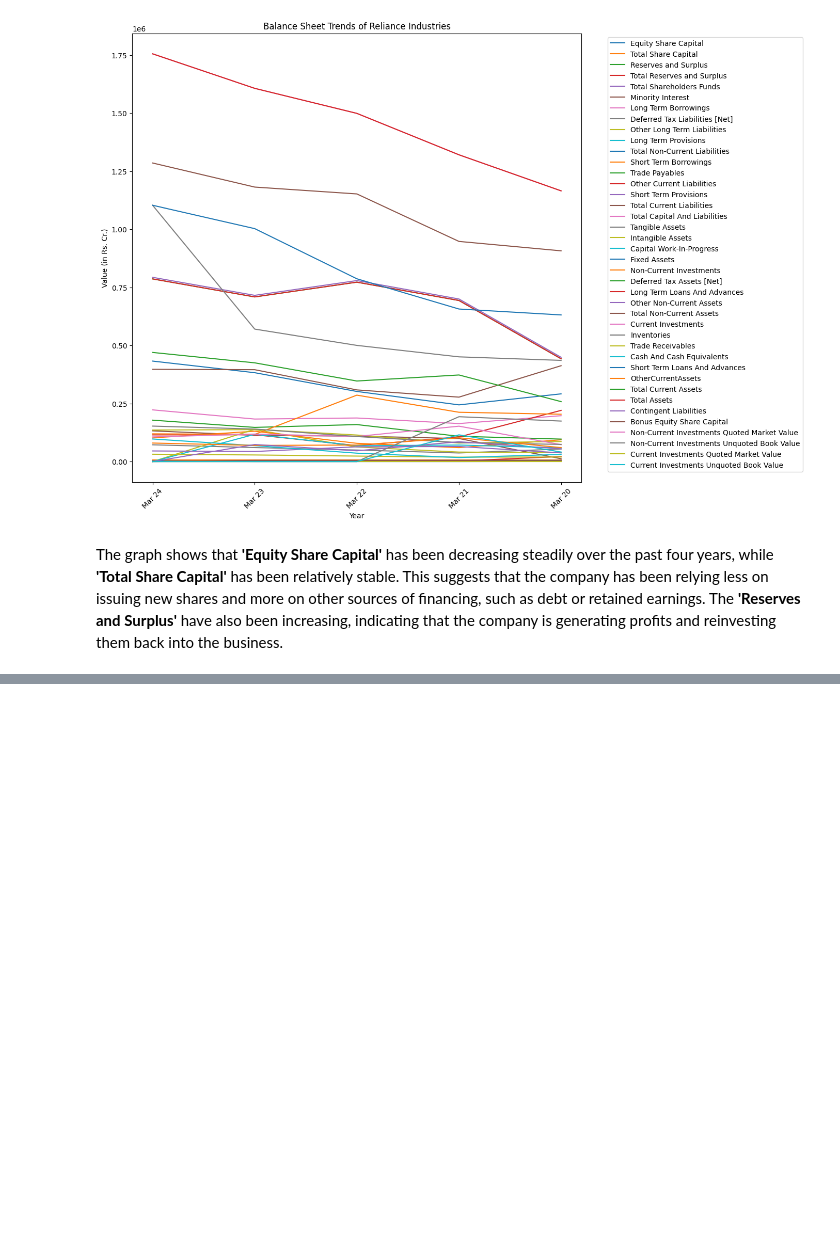
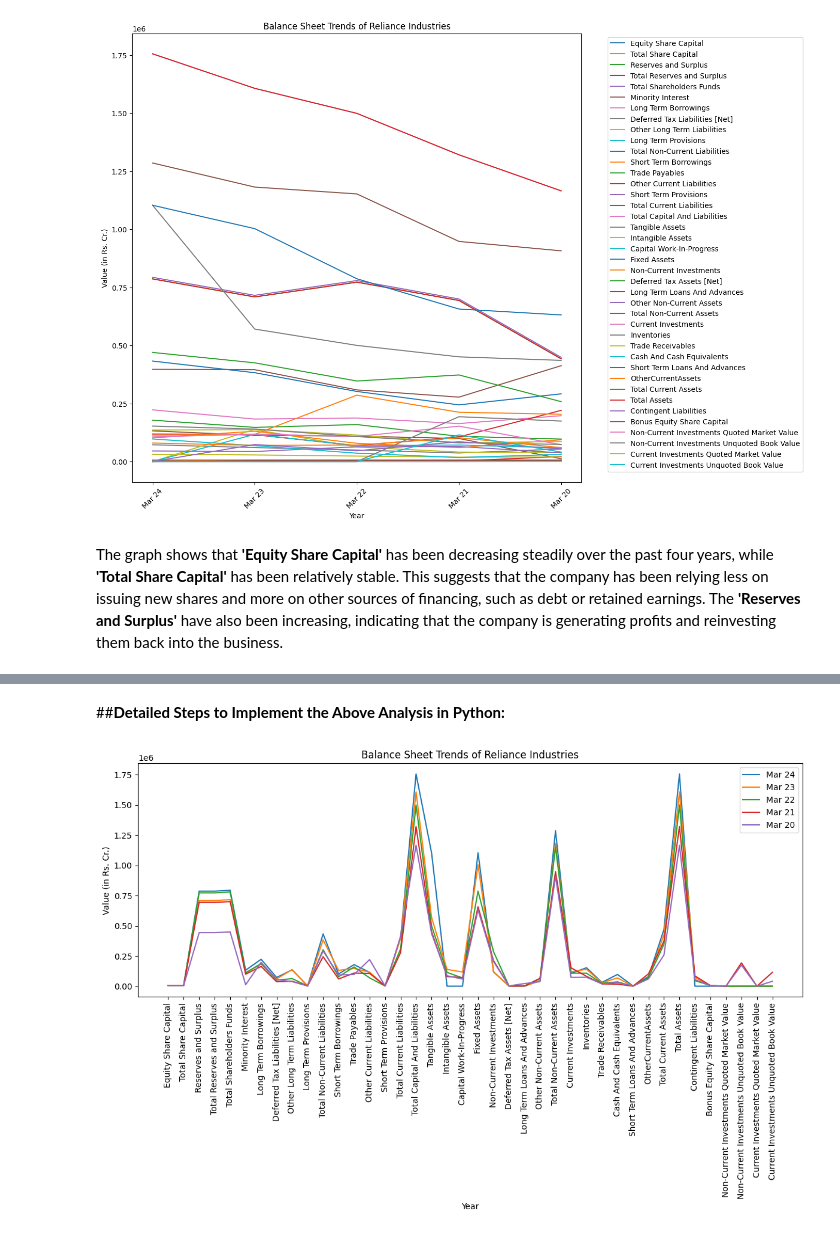
Before and after one commit to AkshayaKakde/Balance-sheet, a Jupyter notebook: analysis.ipynb, the cells around one changed output, grey strips where cells are left out. Drawn from its saved outputs; the diff is of its cells as text; code cells hidden in the pictures; blank space fills up the shorter version.

```diff
--- a/analysis.ipynb
+++ b/analysis.ipynb
@@ -135,0 +173,47 @@ The graph shows that **'Equity Share Capital'** has been decreasing steadily ove
+# %% [markdown]
+##**Detailed Steps to Implement the Above Analysis in Python:**
+# %%
+import pandas as pd
+import matplotlib.pyplot as plt
+
+# Load the data into a DataFrame
+data = {
+    "Category": ["Equity Share Capital", "Total Share Capital", "Reserves and Surplus", "Total Reserves and Surplus",
+                 "Total Shareholders Funds", "Minority Interest", "Long Term Borrowings", "Deferred Tax Liabilities [Net]",
+                 "Other Long Term Liabilities", "Long Term Provisions", "Total Non-Current Liabilities", "Short Term Borrowings",
+                 "Trade Payables", "Other Current Liabilities", "Short Term Provisions", "Total Current Liabilities",
+                 "Total Capital And Liabilities", "Tangible Assets", "Intangible Assets", "Capital Work-In-Progress",
+                 "Fixed Assets", "Non-Current Investments", "Deferred Tax Assets [Net]", "Long Term Loans And Advances",
+                 "Other Non-Current Assets", "Total Non-Current Assets", "Current Investments", "Inventories",
+                 "Trade Receivables", "Cash And Cash Equivalents", "Short Term Loans And Advances", "OtherCurrentAssets",
+                 "Total Current Assets", "Total Assets", "Contingent Liabilities", "Bonus Equity Share Capital",
+                 "Non-Current Investments Quoted Market Value", "Non-Current Investments Unquoted Book Value",
+                 "Current Investments Quoted Market Value", "Current Investments Unquoted Book Value"],
+    "Mar 24": [6766, 6766, 786715, 786715, 793481, 132307, 222712, 72241, 135834, 2044, 432831, 101910, 178377, 114905, 2175, 397367, 1755986,
+               1103851, 0, 0, 1103851, 119502, 938, 899, 45707, 1285886, 106170, 152770, 31628, 97225, 2517, 79790, 470100, 1755986, 0, 0, 0, 0, 0, 0],
+    "Mar 23": [6765, 6765, 709106, 709106, 715871, 113009, 183176, 60324, 137700, 1607, 382807, 130790, 147172, 115604, 2178, 395744, 1607431,
+               570503, 139032, 117259, 1003287, 117087, 1549, 1525, 43417, 1182135, 118473, 140008, 28448, 68664, 176, 69527, 425296, 1607431, 73401, 5188.89, 0, 0, 0, 0],
+    "Mar 22": [6765, 6765, 772720, 772720, 779485, 109499, 187699, 49644, 62823, 1853, 302019, 78606, 159330, 68790, 1936, 308662, 1499665,
+               500454, 114335, 68052, 787295, 286146, 1043, 1588, 63565, 1152646, 108118, 107778, 23640, 36178, 130, 71175, 347019, 1499665, 46454, 5188.89, 0, 0, 0, 0],
+    "Mar 21": [6445, 6445, 693727, 693727, 700172, 99260, 163683, 37001, 40903, 2625, 244212, 60081, 108897, 106086, 2504, 277568, 1321212,
+               451066, 79980, 71171, 656999, 212382, 1147, 2484, 64977, 948201, 152446, 81672, 19014, 17397, 65, 102417, 373011, 1321212, 85366, 5188.89, 0, 193228, 0, 115098],
+    "Mar 20": [6339, 6339, 442827, 442827, 449166, 12181, 197631, 54123, 38108, 1790, 291652, 93786, 96799, 220440, 1890, 412915, 1165915,
+               435920, 86479, 59096, 631505, 203852, 2900, 21732, 37407, 907655, 72915, 73903, 19656, 30920, 669, 60197, 258260, 1165915, 54891, 5188.89, 0, 174448, 0, 40993]
+}
+
+df = pd.DataFrame(data)
+
+# Plotting the balance sheet trends
+plt.figure(figsize=(12, 8))
+for column in df.columns[1:]:
+    plt.plot(df['Category'], df[column], label=column)
+
+plt.title('Balance Sheet Trends of Reliance Industries')
+plt.xlabel('Year')
+plt.ylabel('Value (in Rs. Cr.)')
+plt.legend(loc='best')
+plt.xticks(rotation=90)
+plt.tight_layout()
+plt.show()
+# %% [output]
+[figure, added]
```
Also changed, not shown: parts of 3 cells of this notebook.
